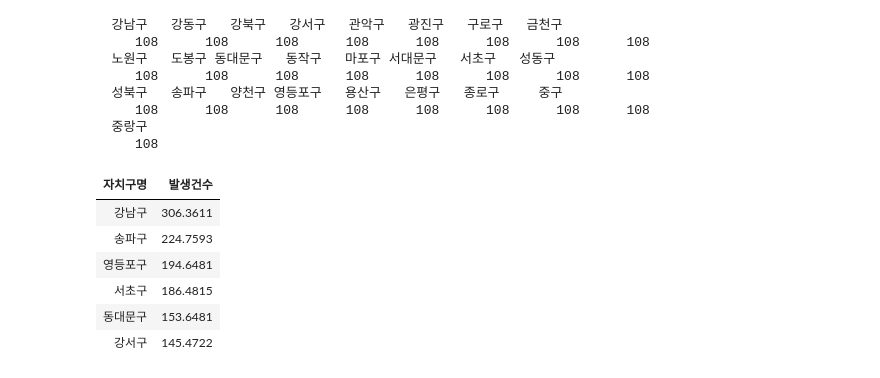
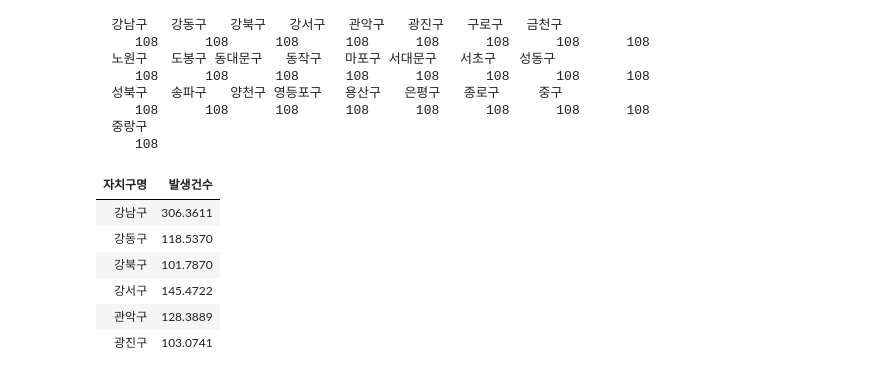
Before and after one commit to HyeogDo/R_study, a Jupyter notebook: 08. 파일 입출력.ipynb, the cells around one changed output. Saved outputs shown, nothing was run; the diff lists cells and outputs as text; code cells hidden in the pictures.

```diff
--- a/08. 파일 입출력.ipynb
+++ b/08. 파일 입출력.ipynb
@@ -644,13 +656,13 @@ table(seoul$월)
      108
 # %%
 # 자치구별 발생건수의 평균, 발생건수 기준으로 내림차순 정렬하기
-regionAcc.mean <- arrange(aggregate(발생건수 ~ 자치구명, seoul, mean), desc(발생건수))
+regionAcc.mean <- aggregate(발생건수 ~ 자치구명, seoul, mean)
 head(regionAcc.mean)
 # %% [output]
 | 자치구명 | 발생건수 |
 | 강남구 | 306.3611 |
-| 송파구 | 224.7593 |
-| 영등포구 | 194.6481 |
-| 서초구 | 186.4815 |
-| 동대문구 | 153.6481 |
+| 강동구 | 118.5370 |
+| 강북구 | 101.7870 |
 | 강서구 | 145.4722 |
+| 관악구 | 128.3889 |
+| 광진구 | 103.0741 |
```
Also changed, not shown: parts of 45 cells of this notebook, 2 other files.
